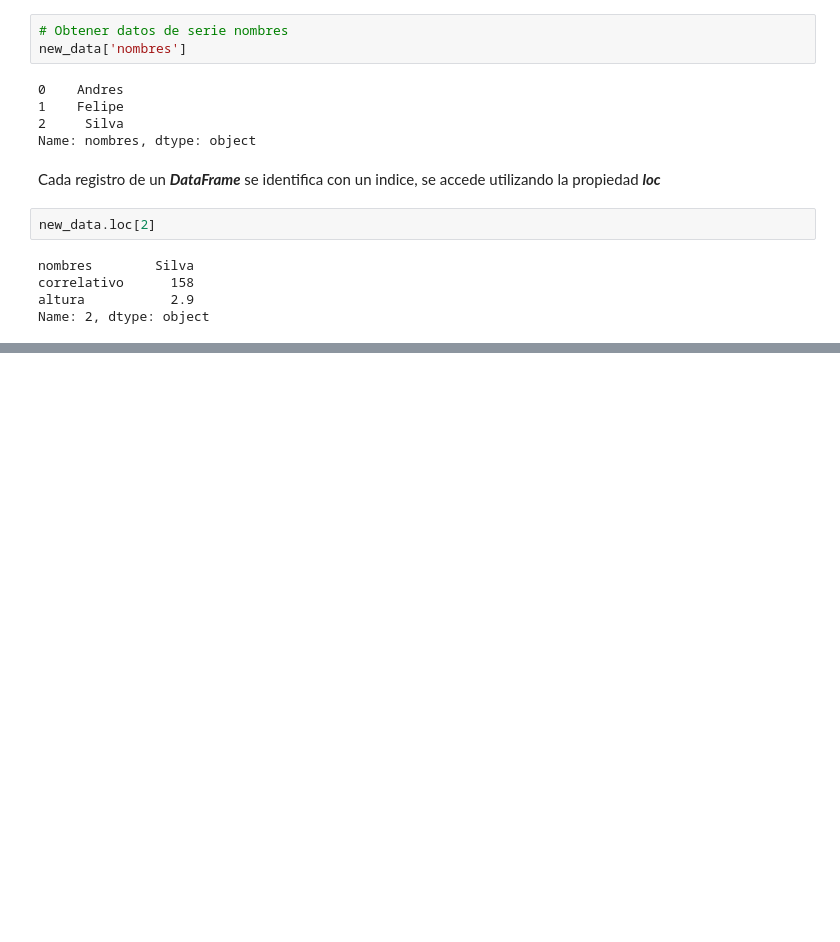
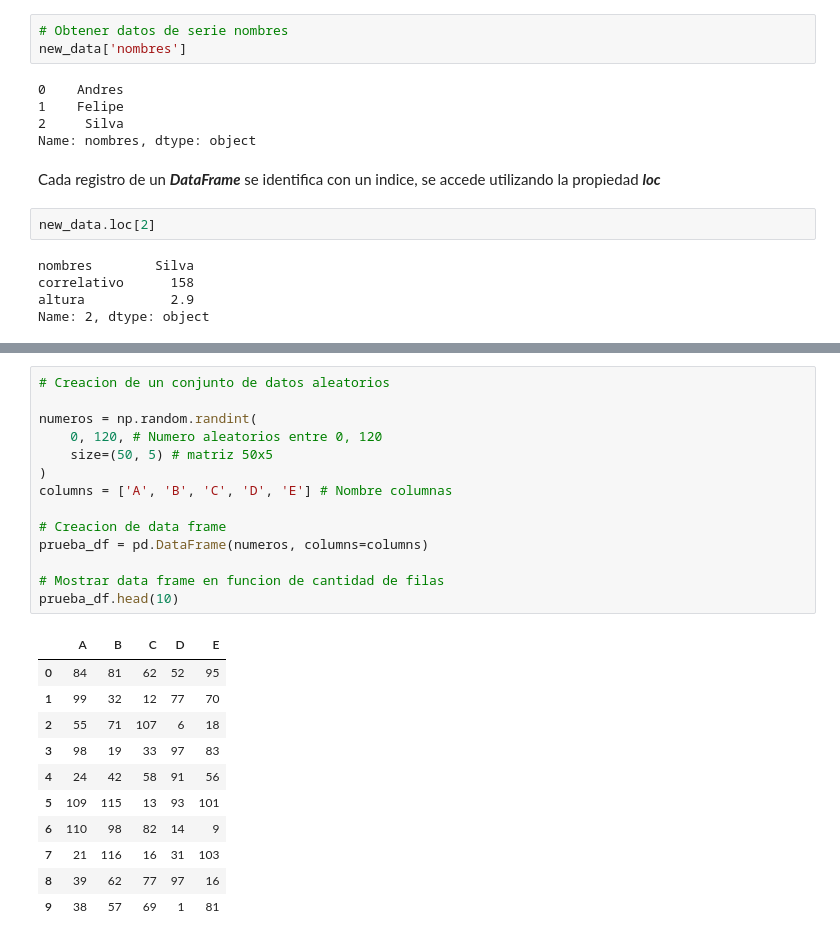
Before and after one commit to AND3SIL4/clases-ai, a Jupyter notebook: youtube/Introducción a pandas.ipynb, the cells around one changed output, grey strips where cells are left out. Drawn from its saved outputs; the diff is of its cells as text; blank space fills up the shorter version.

```diff
--- a/youtube/Introducción a pandas.ipynb
+++ b/youtube/Introducción a pandas.ipynb
@@ -75,0 +87,26 @@ Name: 2, dtype: object
+# %%
+# Creacion de un conjunto de datos aleatorios
+
+numeros = np.random.randint(
+    0, 120, # Numero aleatorios entre 0, 120
+    size=(50, 5) # matriz 50x5
+)
+columns = ['A', 'B', 'C', 'D', 'E'] # Nombre columnas
+
+# Creacion de data frame
+prueba_df = pd.DataFrame(numeros, columns=columns)
+
+# Mostrar data frame en funcion de cantidad de filas
+prueba_df.head(10)
+# %% [output]
+|  | A | B | C | D | E |
+| 0 | 84 | 81 | 62 | 52 | 95 |
+| 1 | 99 | 32 | 12 | 77 | 70 |
+| 2 | 55 | 71 | 107 | 6 | 18 |
+| 3 | 98 | 19 | 33 | 97 | 83 |
+| 4 | 24 | 42 | 58 | 91 | 56 |
+| 5 | 109 | 115 | 13 | 93 | 101 |
+| 6 | 110 | 98 | 82 | 14 | 9 |
+| 7 | 21 | 116 | 16 | 31 | 103 |
+| 8 | 39 | 62 | 77 | 97 | 16 |
+| 9 | 38 | 57 | 69 | 1 | 81 |
```
Also changed, not shown: parts of 8 cells of this notebook.
